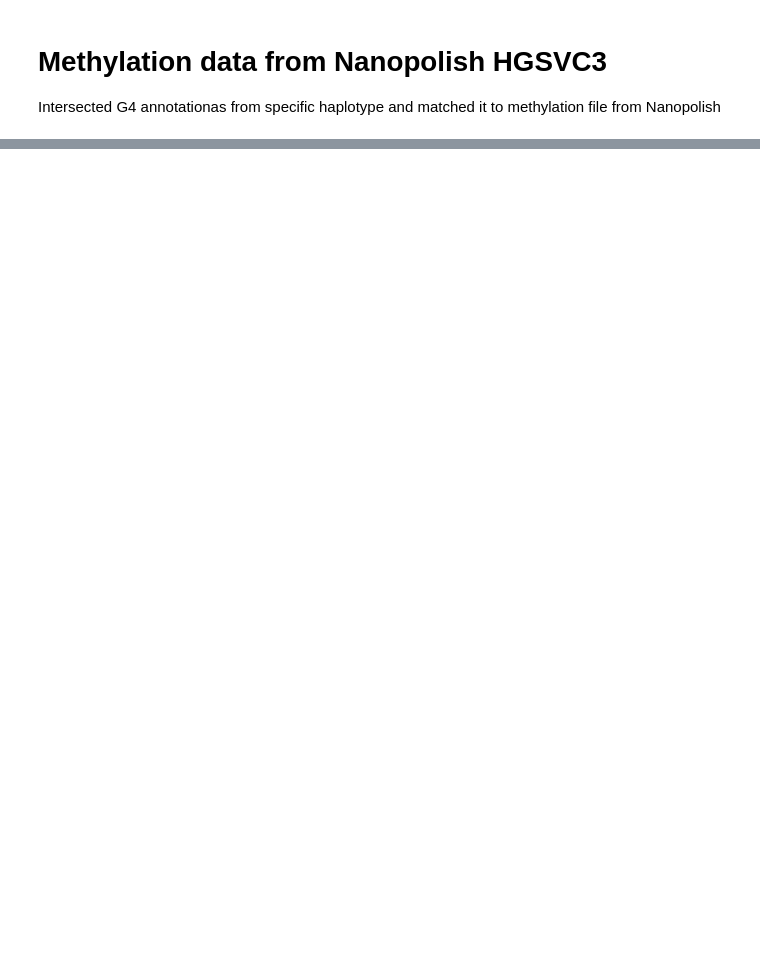
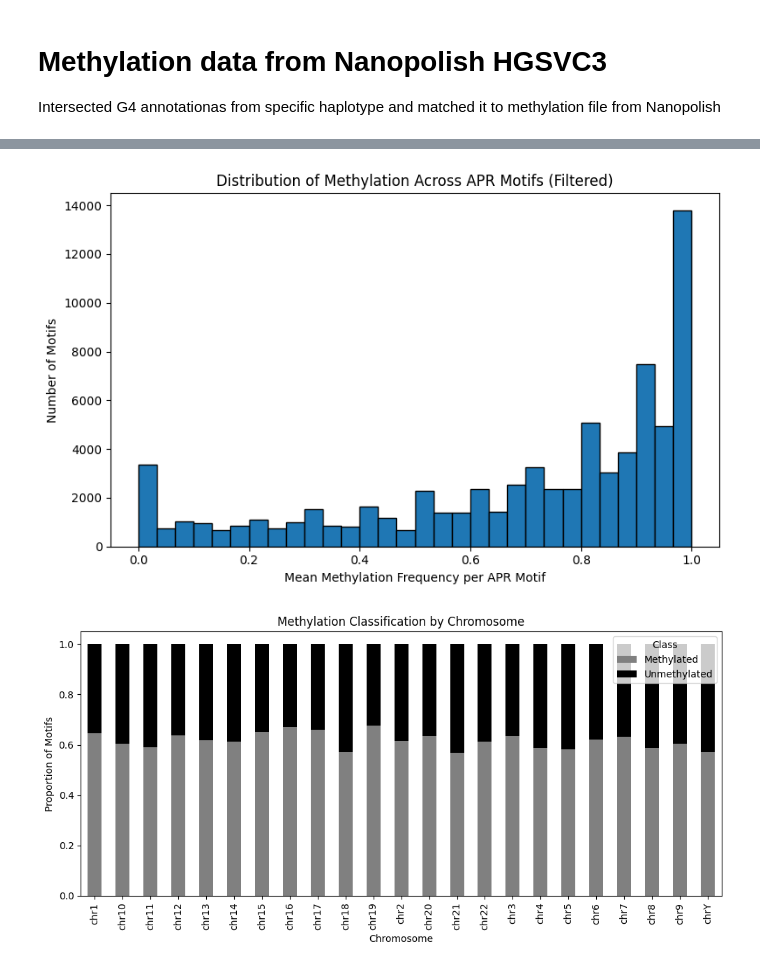
Before and after one commit to alexturcoo/PhasedHapAssembly-nonB, a Jupyter notebook: analysis_scripts/methylation_analysis.ipynb, the cells around one changed output, grey strips where cells are left out. Drawn from its saved outputs; the diff is of its cells as text; code cells hidden in the pictures; blank space fills up the shorter version.

```diff
--- a/analysis_scripts/methylation_analysis.ipynb
+++ b/analysis_scripts/methylation_analysis.ipynb
@@ -331,0 +9,61 @@ Result: Significant difference in G4_Q between Methylated and Unmethylated group
+# %%
+import pandas as pd
+import matplotlib.pyplot as plt
+
+# === Step 1: Load Data ===
+apr_file = "/home/alextu/scratch/methylation_data/results/all_haps_results/HG00096_hap1/APR_methylation_intersect.tsv"
+df = pd.read_csv(apr_file, sep="\t", header=None)
+
+# === Step 2: Assign Column Names ===
+df.columns = [
+    "motif_chrom", "motif_start", "motif_end",
+    "meth_chrom", "meth_start", "meth_end",
+    "num_cpgs", "called_sites", "called_sites_methylated",
+    "methylated_freq", "group_sequence"
+]
+
+# === Step 3: Group by Motif ===
+grouped = df.groupby(["motif_chrom", "motif_start", "motif_end"])
+
+# === Step 4: Compute summary stats per motif ===
+summary_df = grouped.agg(
+    num_cpg_groups=('methylated_freq', 'count'),
+    mean_meth_freq=('methylated_freq', 'mean'),
+    total_called_sites=('called_sites', 'sum'),
+    total_methylated_sites=('called_sites_methylated', 'sum'),
+    chrom=('motif_chrom', 'first')
+).reset_index()
+
+# === Step 5: Filter motifs with low coverage ===
+min_sites = 10
+filtered_df = summary_df[summary_df["total_called_sites"] >= min_sites].copy()
+
+# === Step 6: Classify Motifs ===
+methylation_threshold = 0.7
+filtered_df["methylation_class"] = filtered_df["mean_meth_freq"].apply(
+    lambda x: "Methylated" if x >= methylation_threshold else "Unmethylated"
+)
+
+# === Plot 1: Histogram of mean methylation frequency
+plt.figure(figsize=(8, 5))
+plt.hist(filtered_df["mean_meth_freq"], bins=30, edgecolor='black')
+plt.xlabel("Mean Methylation Frequency per APR Motif")
+plt.ylabel("Number of Motifs")
+plt.title("Distribution of Methylation Across APR Motifs (Filtered)")
+plt.tight_layout()
+plt.show()
+
+# === Plot 5: Stacked barplot of methylation class per chromosome
+chrom_class_counts = filtered_df.groupby(["chrom", "methylation_class"]).size().unstack(fill_value=0)
+chrom_class_props = chrom_class_counts.div(chrom_class_counts.sum(axis=1), axis=0)
+
+chrom_class_props.plot(kind="bar", stacked=True, figsize=(10, 5), color=["grey", "black"])
+plt.xlabel("Chromosome")
+plt.ylabel("Proportion of Motifs")
+plt.title("Methylation Classification by Chromosome")
+plt.legend(title="Class", loc="upper right")
+plt.tight_layout()
+plt.show()
+# %% [output]
+[figure, added]
+[figure, added]
```
Also changed, not shown: parts of 7 cells of this notebook, 3 other files.
